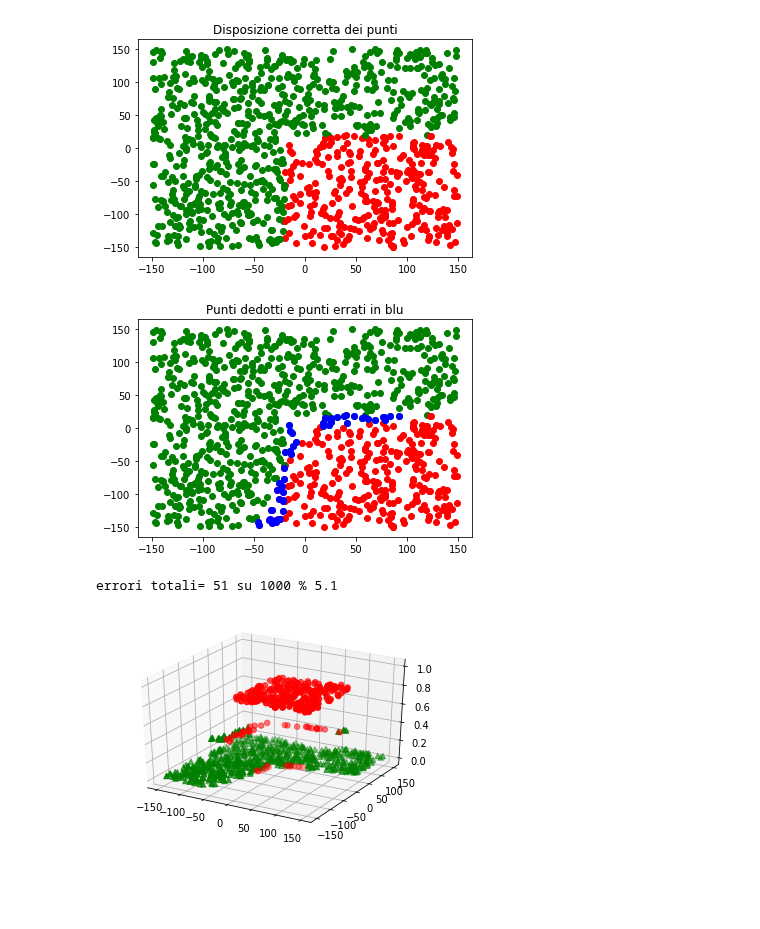
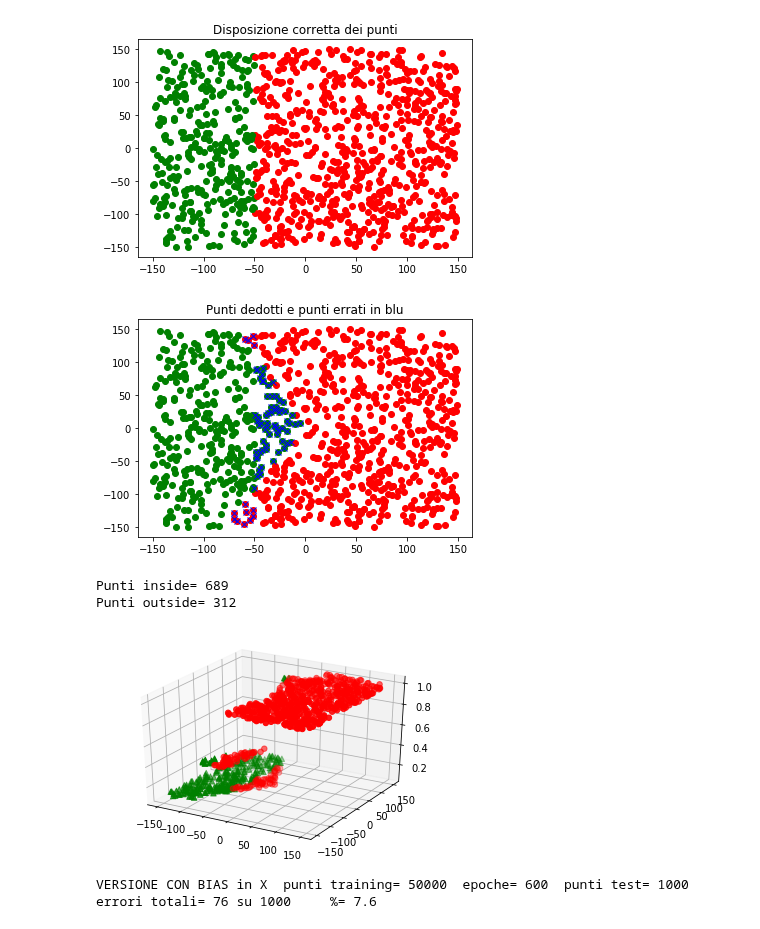
Before and after one commit to stefanoridolfi/Coding_ML, a Jupyter notebook: 2_level__con_Bias.ipynb, the cells around one changed output. Cells and saved outputs as stored; diff of their text form; code cells hidden in the pictures; blank space fills up the shorter version.

```diff
--- a/2_level__con_Bias.ipynb
+++ b/2_level__con_Bias.ipynb
@@ -4,6 +4,7 @@
 
 
 # VERSIONE CON BIAS in X
+commento="VERSIONE CON BIAS in X"
 import matplotlib.pyplot as plt
 import random
 import numpy as np
@@ -23,18 +24,18 @@ def generaPunti(n):
         l.append([x,y])
     return l
 def posizione(punto,xa,xb,ya,yb):
-    #if (punto[0]>xa and punto[0]<xb and punto[1]>ya and punto[1]<yb):
-    if (punto[0]>xa and  punto[1]<yb):
-    #if (punto[0]>xa):
+  #if (punto[0]>xa and punto[0]<xb and punto[1]>ya and punto[1]<yb):
+  #if (punto[0]>xa and  punto[1]<yb):
+  if (punto[0]>xa):
       formato = 'ro'
       out=1
-    else:
+  else:
       formato = 'go'
       out=0
-    return out,formato
+  return out,formato
 
 def posizione_neurale(p):
-    if p>0.5:
+    if p>0.2:
       formato = 'ro'
       out=1
     else:
@@ -55,11 +56,11 @@ L'output Z ha dimensioni 1. La matrice dei pesi da Y a Z,matrice Who,  ha dimens
 '''
 #Creo punti Input per training. Per ogni punto aggiungo un campo che vale 1 se il punto è nel quadrato, 0 se è fuori. Nel disegno 1 è punto rosso 0 è punto verde
 # defnisco contorni del quadrato
-xa=-20
-xb=20
-ya=-20
-yb=20
-learning_rate=0.2
+xa=-50
+xb=50
+ya=-50
+yb=50
+learning_rate=0.3
 n=50000
 training_set=[]
 # Set di trainig formato da n punti
@@ -77,14 +78,14 @@ Who=6*np.random.random((1,4))-3
 # Inizializzo i valori dell'input con una lista. X=(x1,x2).
 
 ###############TRAINING################################
-epoche=300
+epoche=600
 for e in range(1,epoche):
   # Attenzione, il terzo valore 1 è il BIAS in X
   for punto in training_set:
     X=(punto[0],punto[1],1)
 # lo devo trasformare in un array altrimenti non posso fare operazioni vettoriali
     X=np.array(X)
-    X=X.reshape(2,1)
+    X=X.reshape(3,1)
 
 
 
@@ -185,7 +186,7 @@ for punto in test_set:
    #plt.plot(punto[0],punto[1],posizione_neurale(Z_act)[1])
    #print("Posizione, Z_act,Neurale, Errore Assoluto=",posizione(punto,xa,xb,ya,yb)[0],":",Z_act,":",posizione_neurale(Z_act)[0],":",posizione(punto,xa,xb,ya,yb)[0]-Z_act)
    if posizione_neurale(Z_act)[0]!=posizione(punto,xa,xb,ya,yb)[0]:
-     plt.plot(punto[0],punto[1], 'bo')
+     plt.plot(punto[0],punto[1], 'bx')
      #pint("Z_act:formato neurale, output neurale, posizione corretta",Z_act,posizione_neurale(Z_act)[1],",",posizione_neurale(Z_act)[0],posizione(punto,xa,xb,ya,yb)[0])
      errori_tot=errori_tot+1
 plt.title("Punti dedotti e punti errati in blu")
@@ -195,36 +196,43 @@ Px_in=np.array(Px_in)
 Px_out=np.array(Px_out)
 Py_in=np.array(Py_in)
 Py_out=np.array(Py_out)
 Zgraph_in=np.array(Zgraph_in)
 Zgraph_out=np.array(Zgraph_out)
 #Px_in=Px_in.reshape(t+1,1)
 #Py_out=Py_out.reshape(t+1,1)
 #Px_in=Px_out.reshape(t+1,1)
 #Py_out=PY_out.reshape(t+1,1)
 #Zgraph_in=Zgraph_in.reshape(t+1,1)
 #Zgraph_out=Zgraph_out.reshape(t+1,1)
 #print("inside=",len(Px_in))
 #print("outside=",len(Px_out))
 
-print("errori totali=",errori_tot, "su", t, "%",(errori_tot/t)*100)
+print("Punti inside=",len(np.array(Px_in)))
+print("Punti outside=",len(np.array(Px_out)))
+
+
 
 fig = plt.figure()
 ax = fig.gca(projection='3d')
 xdata = Px_in
 ydata = Py_in
 zdata = Zgraph_in
 ax.scatter3D(xdata, ydata, zdata, s=30, c='r', marker='o');
 xdata = Px_out
 ydata = Py_out
 zdata = Zgraph_out
 ax.scatter3D(xdata, ydata, zdata, s=30, c='g', marker='^');
 
 
 # Plot the surface.
-
 plt.show()
+print(commento," punti training=",n," epoche=",epoche," punti test=",t)
+print("errori totali=",errori_tot, "su", t, "    %=",(errori_tot/t)*100)
 # %% [output]
-[figure, old version]
+[figure, new version]
-[figure, old version]
+[figure, new version]
-errori totali= 51 su 1000 % 5.1
+Punti inside= 689
+Punti outside= 312
-[figure, old version]
+[figure, new version]
+VERSIONE CON BIAS in X  punti training= 50000  epoche= 600  punti test= 1000
+errori totali= 76 su 1000     %= 7.6
```
